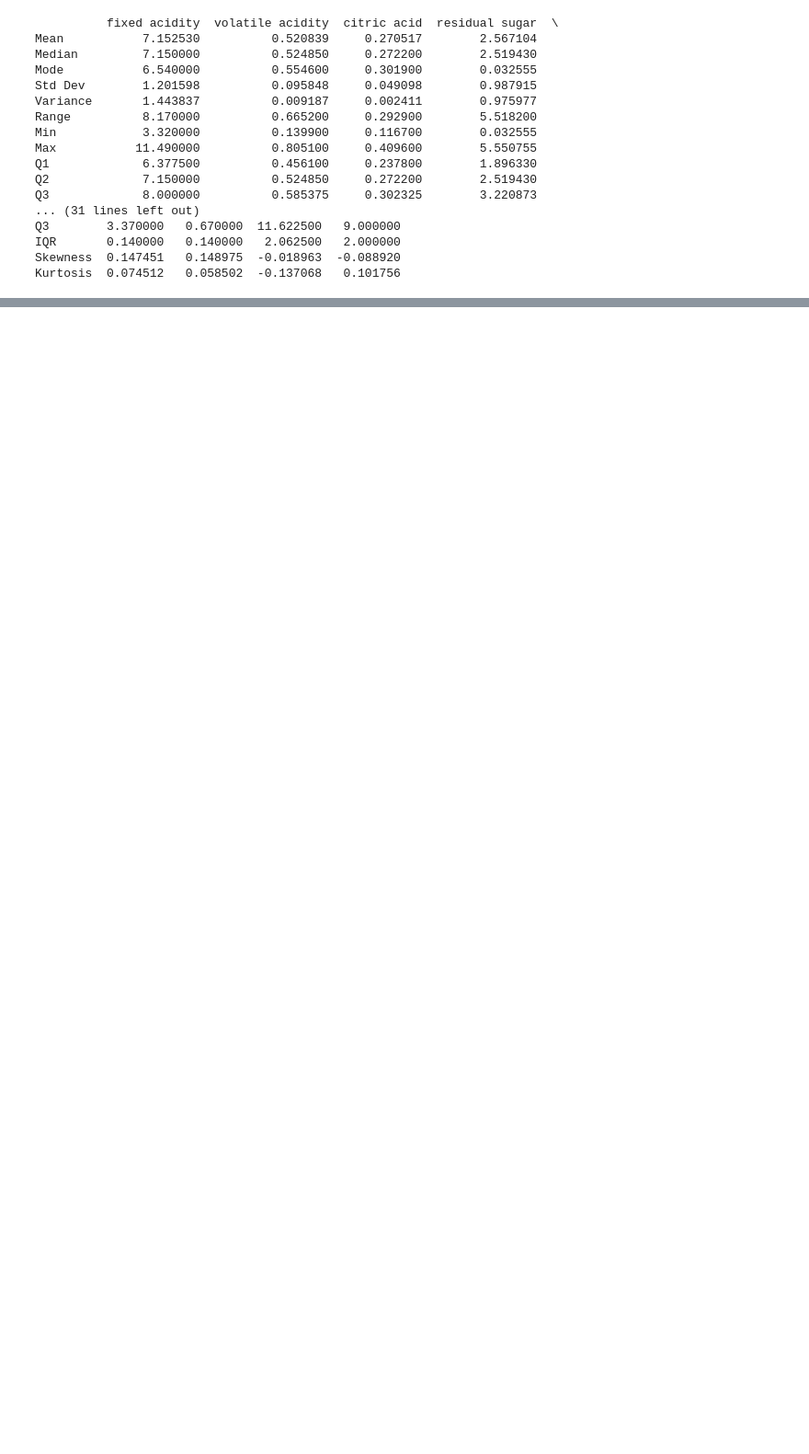
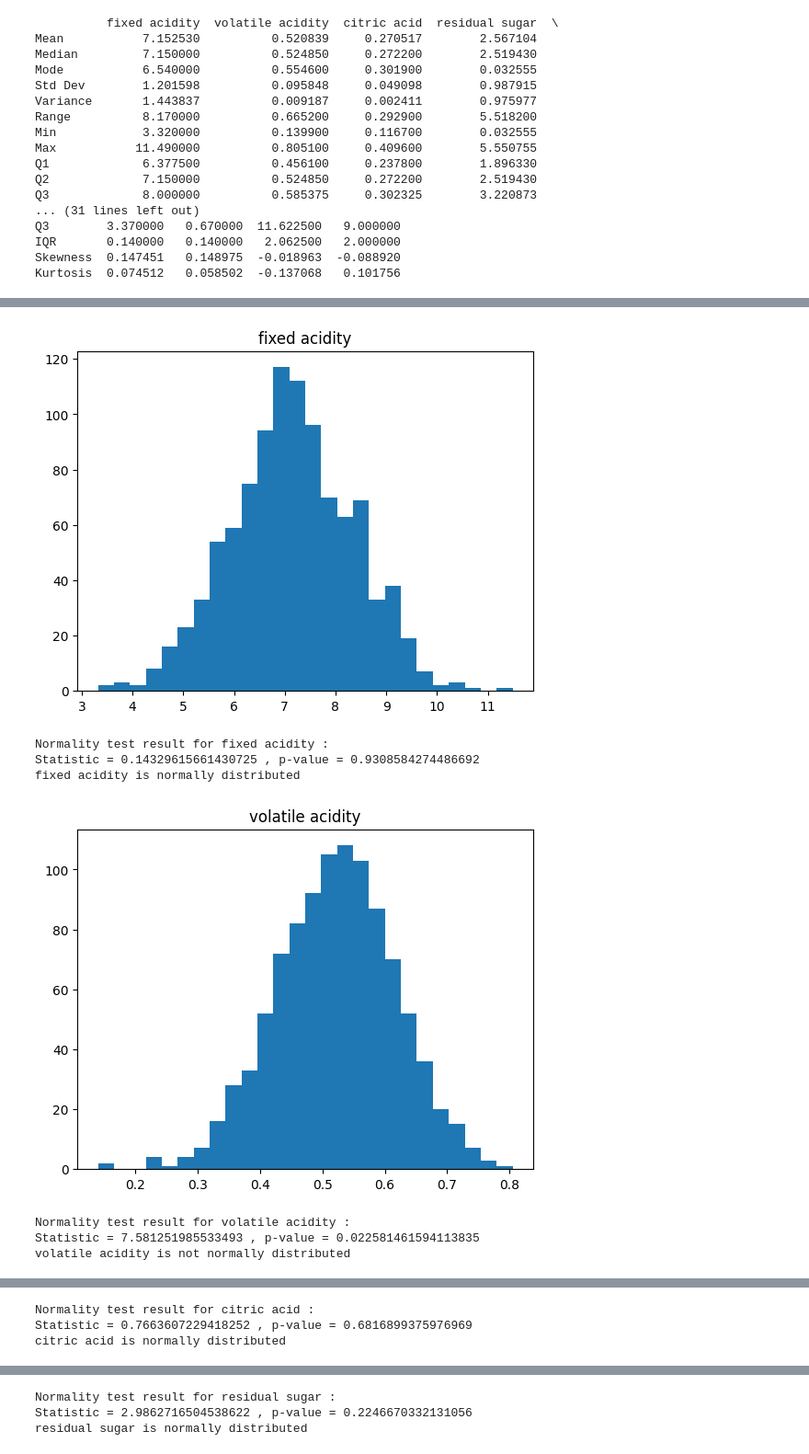
Before and after one commit to kurovura/TUBES1-PROBSTAT, a Jupyter notebook: src/tes.ipynb, the cells around one changed output, grey strips where cells are left out. Shown: that part at 92% size. Drawn from its saved outputs; the diff is of its cells as text; code cells hidden in the pictures; blank space fills up the shorter version.

```diff
--- a/src/tes.ipynb
+++ b/src/tes.ipynb
@@ -71,0 +114,40 @@ Kurtosis  0.074512   0.058502  -0.137068   0.101756
+# %%
+import pandas as pd
+import matplotlib.pyplot as plt
+from scipy import stats
+
+# Load dataset
+df = pd.read_csv('C:/Users/62822/Downloads/anggur.csv')
+
+# Define columns to be tested
+numeric_cols = ['fixed acidity', 'volatile acidity', 'citric acid', 'residual sugar',
+                'chlorides', 'free sulfur dioxide', 'total sulfur dioxide', 'density',
+                'pH', 'sulphates', 'alcohol']
+
+# Loop through each column and perform normality test
+for col in numeric_cols:
+    # Plot histogram
+    plt.hist(df[col], bins='auto')
+    plt.title(col)
+    plt.show()
+
+    # Perform normality test
+    stat, p = stats.normaltest(df[col])
+    print('Normality test result for', col, ':')
+    print('Statistic =', stat, ', p-value =', p)
+
+    # Determine if the distribution is normal or not
+    alpha = 0.05
+    if p > alpha:
+        print(col, 'is normally distributed')
+    else:
+        print(col, 'is not normally distributed')
+# %% [output]
+[figure, added]
+Normality test result for fixed acidity :
+Statistic = 0.14329615661430725 , p-value = 0.9308584274486692
+fixed acidity is normally distributed
+[figure, added]
+Normality test result for volatile acidity :
+Statistic = 7.581251985533493 , p-value = 0.022581461594113835
+volatile acidity is not normally distributed
@@ -71,0 +155,3 @@ Kurtosis  0.074512   0.058502  -0.137068   0.101756
+Normality test result for citric acid :
+Statistic = 0.7663607229418252 , p-value = 0.6816899375976969
+citric acid is normally distributed
@@ -71,0 +159,3 @@ Kurtosis  0.074512   0.058502  -0.137068   0.101756
+Normality test result for residual sugar :
+Statistic = 2.9862716504538622 , p-value = 0.2246670332131056
+residual sugar is normally distributed
```
Also changed, not shown: parts of 10 cells of this notebook, 1 other file.
